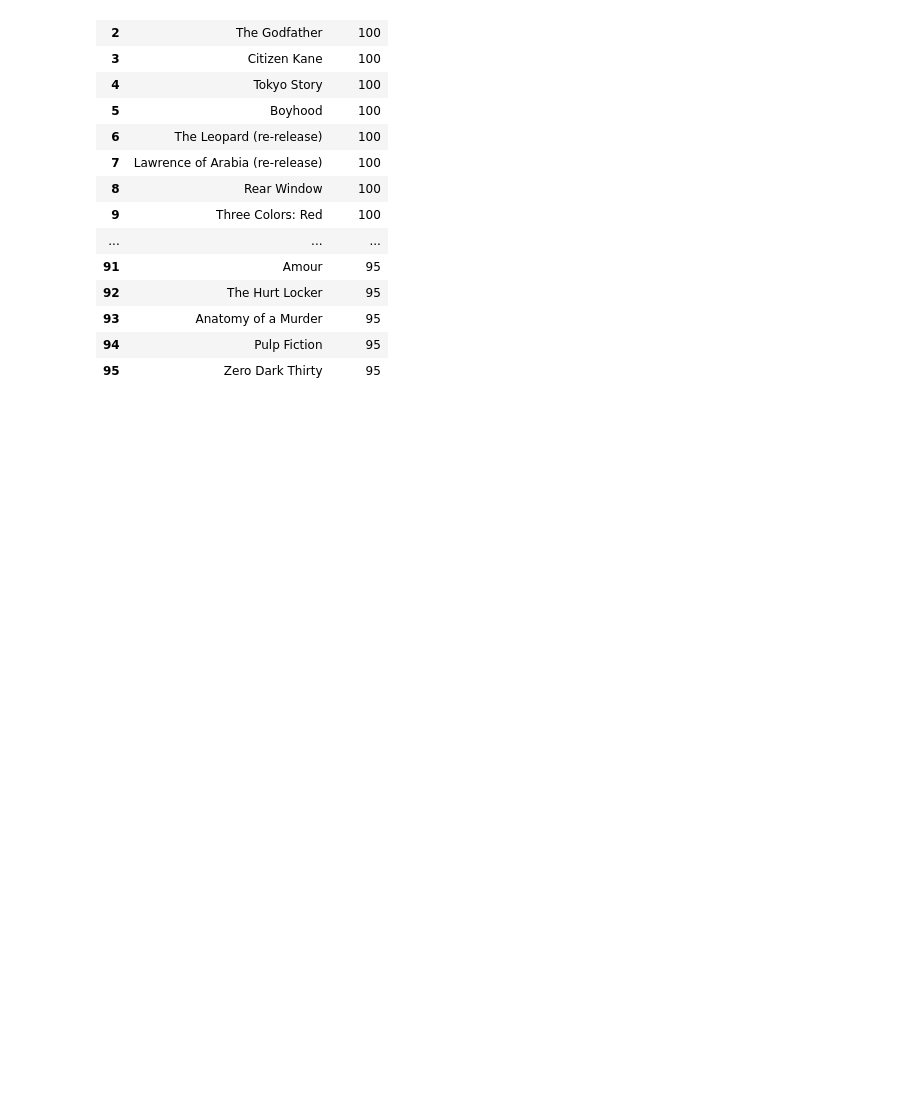
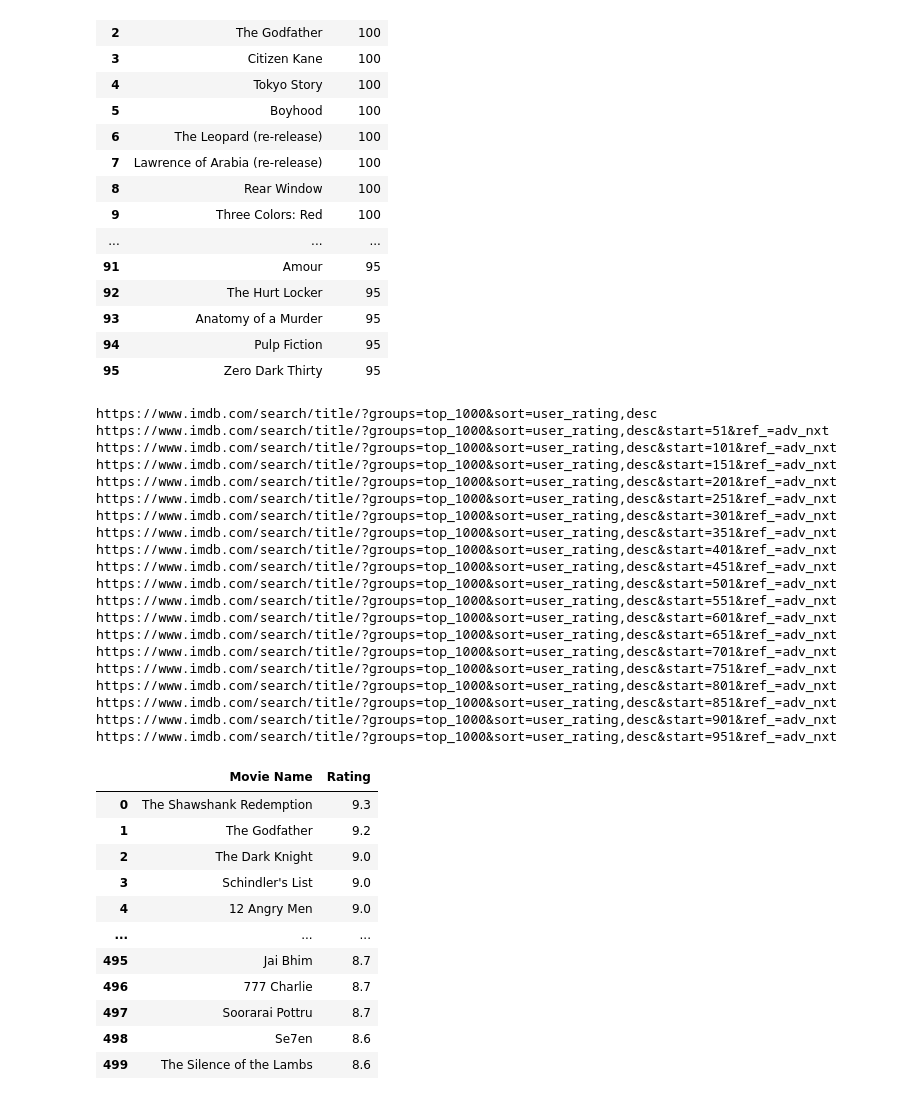
Before and after one commit to DpkReach/DataCollection-WebScrapping, a Jupyter notebook: Dpk_ADTA5240_Data_Collection.ipynb, the cells around one changed output. Saved outputs shown, nothing was run; the diff lists cells and outputs as text; code cells hidden in the pictures; blank space fills up the shorter version.

```diff
--- a/Dpk_ADTA5240_Data_Collection.ipynb
+++ b/Dpk_ADTA5240_Data_Collection.ipynb
@@ -1028,3 +1028,83 @@ df
 | 95 | Zero Dark Thirty | 95 |
 # %%
 df.to_csv('metacritic_ratings.csv')
+# %%
+# Determine the number of movies by a variable
+# Not all values can be used
+import requests
+import pandas as pd
+from bs4 import BeautifulSoup
+
+movie_names = []
+ratings = []
+how_many = 1000
+
+# Set the URL to scrape first 50
+first_url = "https://www.imdb.com/search/title/?groups=top_" + str(how_many)+"&sort=user_rating,desc"
+headers = {"User-Agent": "Mozilla/5.0 (X11; Ubuntu; Linux x86_64; rv:123.0) Gecko/20100101 Firefox/123.0"}
+
+
+page_no = 1
+next_page = ""
+
+while page_no < how_many:
+    current_page = first_url + next_page
+    print(current_page)
+    page = requests.get(current_page, headers=headers)
+
+    # Parse the HTML content of the page
+    soup = BeautifulSoup(page.content, 'html.parser')
+
+    #Find the movies with the class
+    movies = soup.find_all('li', class_='ipc-metadata-list-summary-item')
+
+    # For each movie, extract the title and rating
+    for movie in movies:
+
+        title = movie.h3.text
+        title = ' '.join(title.split()[1:])
+        movie_names.append(title)
+
+        rating = movie.find("span", attrs={'aria-label': True}).text.split()[0]
+        ratings.append(rating)
+
+    page_no += 50
+    next_page = "&start=" + str(page_no) + "&ref_=adv_nxt"
+
+
+movie_dic = {"Movie Name" : movie_names, "Rating" : ratings}
+df = pd.DataFrame(movie_dic)
+df
+# %% [output]
+https://www.imdb.com/search/title/?groups=top_1000&sort=user_rating,desc
+https://www.imdb.com/search/title/?groups=top_1000&sort=user_rating,desc&start=51&ref_=adv_nxt
+https://www.imdb.com/search/title/?groups=top_1000&sort=user_rating,desc&start=101&ref_=adv_nxt
+https://www.imdb.com/search/title/?groups=top_1000&sort=user_rating,desc&start=151&ref_=adv_nxt
+https://www.imdb.com/search/title/?groups=top_1000&sort=user_rating,desc&start=201&ref_=adv_nxt
+https://www.imdb.com/search/title/?groups=top_1000&sort=user_rating,desc&start=251&ref_=adv_nxt
+https://www.imdb.com/search/title/?groups=top_1000&sort=user_rating,desc&start=301&ref_=adv_nxt
+https://www.imdb.com/search/title/?groups=top_1000&sort=user_rating,desc&start=351&ref_=adv_nxt
+https://www.imdb.com/search/title/?groups=top_1000&sort=user_rating,desc&start=401&ref_=adv_nxt
+https://www.imdb.com/search/title/?groups=top_1000&sort=user_rating,desc&start=451&ref_=adv_nxt
+https://www.imdb.com/search/title/?groups=top_1000&sort=user_rating,desc&start=501&ref_=adv_nxt
+https://www.imdb.com/search/title/?groups=top_1000&sort=user_rating,desc&start=551&ref_=adv_nxt
+https://www.imdb.com/search/title/?groups=top_1000&sort=user_rating,desc&start=601&ref_=adv_nxt
+https://www.imdb.com/search/title/?groups=top_1000&sort=user_rating,desc&start=651&ref_=adv_nxt
+https://www.imdb.com/search/title/?groups=top_1000&sort=user_rating,desc&start=701&ref_=adv_nxt
+https://www.imdb.com/search/title/?groups=top_1000&sort=user_rating,desc&start=751&ref_=adv_nxt
+https://www.imdb.com/search/title/?groups=top_1000&sort=user_rating,desc&start=801&ref_=adv_nxt
+https://www.imdb.com/search/title/?groups=top_1000&sort=user_rating,desc&start=851&ref_=adv_nxt
+https://www.imdb.com/search/title/?groups=top_1000&sort=user_rating,desc&start=901&ref_=adv_nxt
+https://www.imdb.com/search/title/?groups=top_1000&sort=user_rating,desc&start=951&ref_=adv_nxt
+|  | Movie Name | Rating |
+| 0 | The Shawshank Redemption | 9.3 |
+| 1 | The Godfather | 9.2 |
+| 2 | The Dark Knight | 9.0 |
+| 3 | Schindler's List | 9.0 |
+| 4 | 12 Angry Men | 9.0 |
+| ... | ... | ... |
+| 495 | Jai Bhim | 8.7 |
+| 496 | 777 Charlie | 8.7 |
+| 497 | Soorarai Pottru | 8.7 |
+| 498 | Se7en | 8.6 |
+| 499 | The Silence of the Lambs | 8.6 |
```
Also changed, not shown: parts of 2 cells of this notebook, 9 other files.
